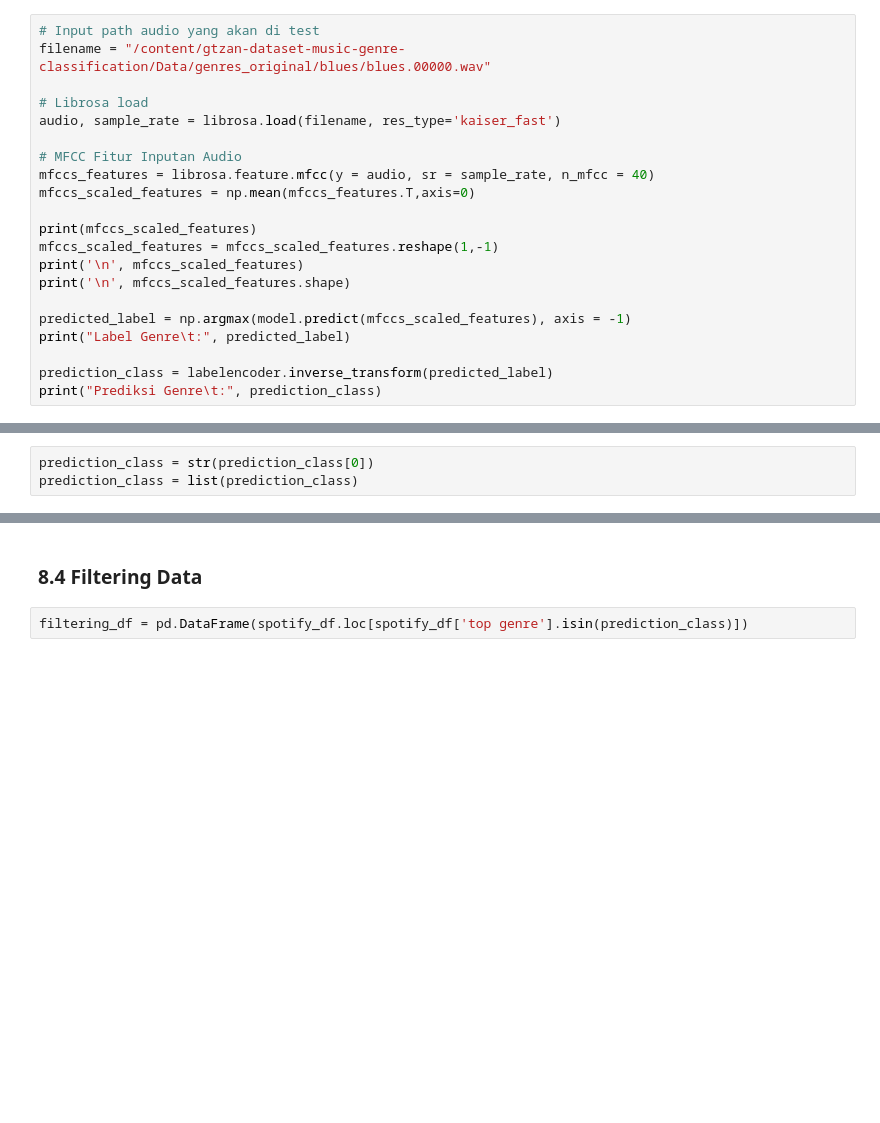
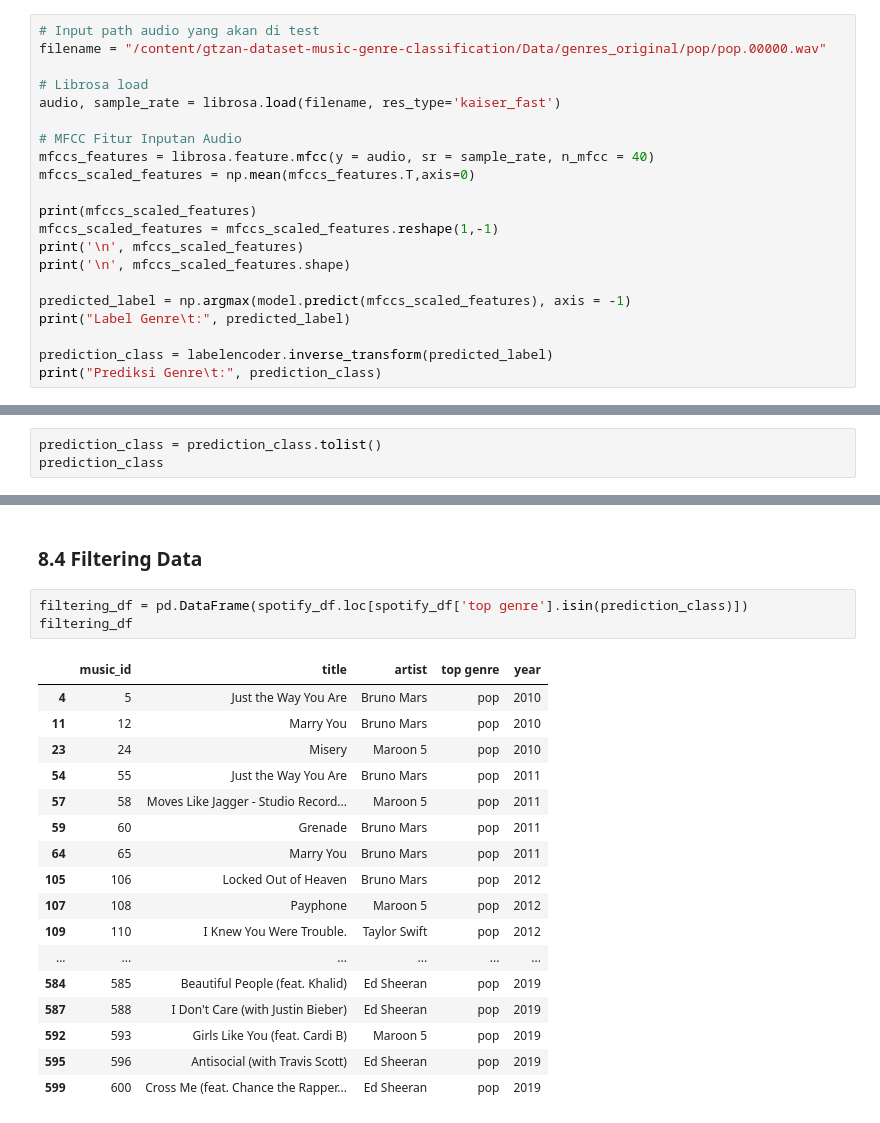
Before and after one commit to aldysp34/Music-Classification-and-Recommendation, a Jupyter notebook: music_classification.ipynb, the cells around one changed output, grey strips where cells are left out. Saved outputs shown, nothing was run; the diff lists cells and outputs as text; blank space fills up the shorter version.

```diff
--- a/music_classification.ipynb
+++ b/music_classification.ipynb
@@ -507,6 +507,6 @@ array([7, 0, 0, 6, 9, 5, 3, 4, 0, 5, 6, 2, 3, 8, 9, 9, 2, 3, 3, 2, 6, 4,
 # %%
 # Input path audio yang akan di test
-filename = "/content/gtzan-dataset-music-genre-classification/Data/genres_original/blues/blues.00000.wav"
+filename = "/content/gtzan-dataset-music-genre-classification/Data/genres_original/pop/pop.00000.wav"
 
 # Librosa load
 audio, sample_rate = librosa.load(filename, res_type='kaiser_fast')
@@ -579,5 +579,5 @@ Successfully installed tensorflowjs-3.12.0
 # %% [markdown]
 ### 8.1 Mengubah genre yang didapat dari model klasifikasi ke dalam bentuk list
 # %%
-prediction_class = str(prediction_class[0])
-prediction_class = list(prediction_class)
+prediction_class = prediction_class.tolist()
+prediction_class
@@ -668,3 +670,22 @@ spotify_df.rename(columns={'Unnamed: 0' : 'music_id'}, inplace=True )
 ### 8.4 Filtering Data
 # %%
 filtering_df = pd.DataFrame(spotify_df.loc[spotify_df['top genre'].isin(prediction_class)])
+filtering_df
+# %% [output]
+|  | music_id | title | artist | top genre | year |
+| 4 | 5 | Just the Way You Are | Bruno Mars | pop | 2010 |
+| 11 | 12 | Marry You | Bruno Mars | pop | 2010 |
+| 23 | 24 | Misery | Maroon 5 | pop | 2010 |
+| 54 | 55 | Just the Way You Are | Bruno Mars | pop | 2011 |
+| 57 | 58 | Moves Like Jagger - Studio Record... | Maroon 5 | pop | 2011 |
+| 59 | 60 | Grenade | Bruno Mars | pop | 2011 |
+| 64 | 65 | Marry You | Bruno Mars | pop | 2011 |
+| 105 | 106 | Locked Out of Heaven | Bruno Mars | pop | 2012 |
+| 107 | 108 | Payphone | Maroon 5 | pop | 2012 |
+| 109 | 110 | I Knew You Were Trouble. | Taylor Swift | pop | 2012 |
+| ... | ... | ... | ... | ... | ... |
+| 584 | 585 | Beautiful People (feat. Khalid) | Ed Sheeran | pop | 2019 |
+| 587 | 588 | I Don't Care (with Justin Bieber) | Ed Sheeran | pop | 2019 |
+| 592 | 593 | Girls Like You (feat. Cardi B) | Maroon 5 | pop | 2019 |
+| 595 | 596 | Antisocial (with Travis Scott) | Ed Sheeran | pop | 2019 |
+| 599 | 600 | Cross Me (feat. Chance the Rapper... | Ed Sheeran | pop | 2019 |
```
Also changed, not shown: parts of 9 cells of this notebook.
